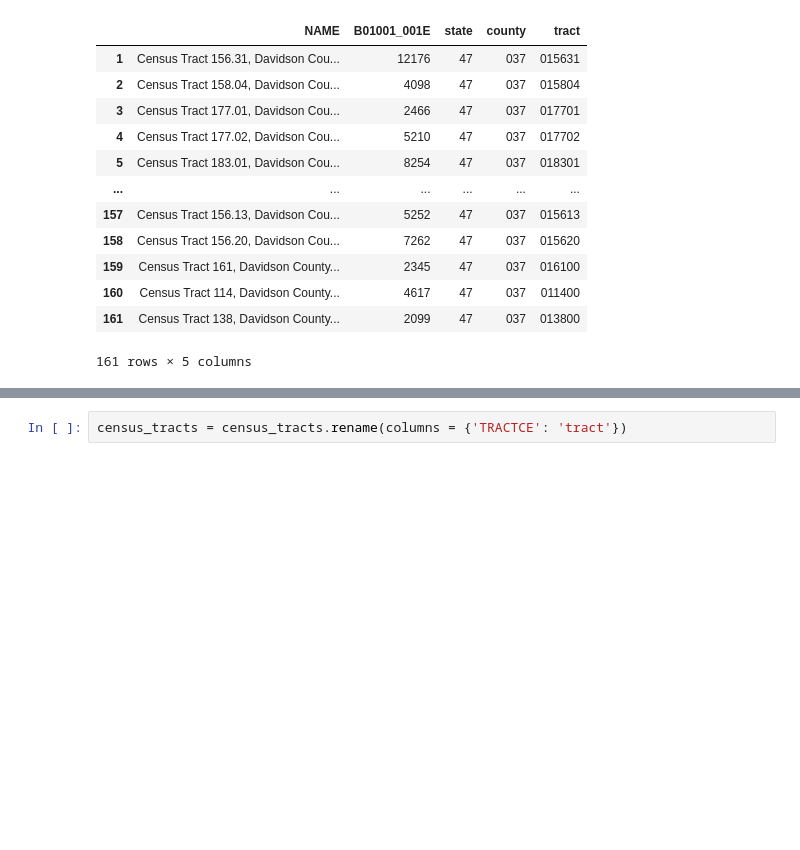
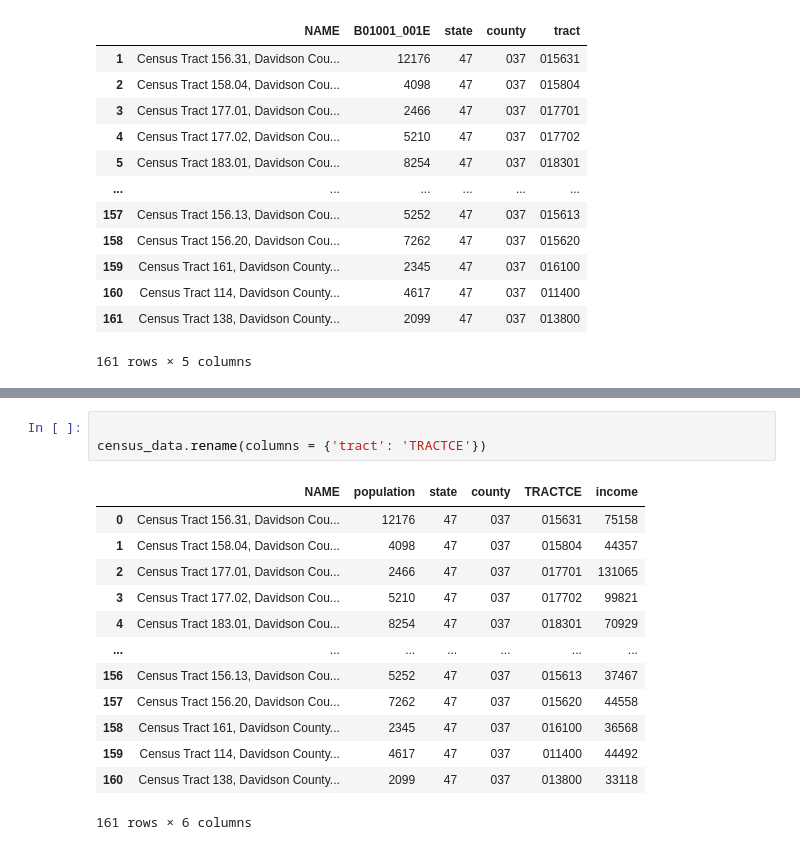
Before and after one commit to nss-data-science-cohort-5/geospatial_api-blue-barracudas, a Jupyter notebook: notebooks/geoproject.ipynb, the cells around one changed output, grey strips where cells are left out. Cells and saved outputs as stored; diff of their text form; blank space fills up the shorter version.

```diff
--- a/notebooks/geoproject.ipynb
+++ b/notebooks/geoproject.ipynb
@@ -207,2 +213,17 @@ census_tracts.head(2)
 # %%
-census_tracts = census_tracts.rename(columns = {'TRACTCE': 'tract'})
+
+census_data.rename(columns = {'tract': 'TRACTCE'})
+# %% [output]
+|  | NAME | population | state | county | TRACTCE | income |
+| 0 | Census Tract 156.31, Davidson Cou... | 12176 | 47 | 037 | 015631 | 75158 |
+| 1 | Census Tract 158.04, Davidson Cou... | 4098 | 47 | 037 | 015804 | 44357 |
+| 2 | Census Tract 177.01, Davidson Cou... | 2466 | 47 | 037 | 017701 | 131065 |
+| 3 | Census Tract 177.02, Davidson Cou... | 5210 | 47 | 037 | 017702 | 99821 |
+| 4 | Census Tract 183.01, Davidson Cou... | 8254 | 47 | 037 | 018301 | 70929 |
+| ... | ... | ... | ... | ... | ... | ... |
+| 156 | Census Tract 156.13, Davidson Cou... | 5252 | 47 | 037 | 015613 | 37467 |
+| 157 | Census Tract 156.20, Davidson Cou... | 7262 | 47 | 037 | 015620 | 44558 |
+| 158 | Census Tract 161, Davidson County... | 2345 | 47 | 037 | 016100 | 36568 |
+| 159 | Census Tract 114, Davidson County... | 4617 | 47 | 037 | 011400 | 44492 |
+| 160 | Census Tract 138, Davidson County... | 2099 | 47 | 037 | 013800 | 33118 |
+161 rows × 6 columns
```
Also changed, not shown: parts of 31 cells of this notebook.
